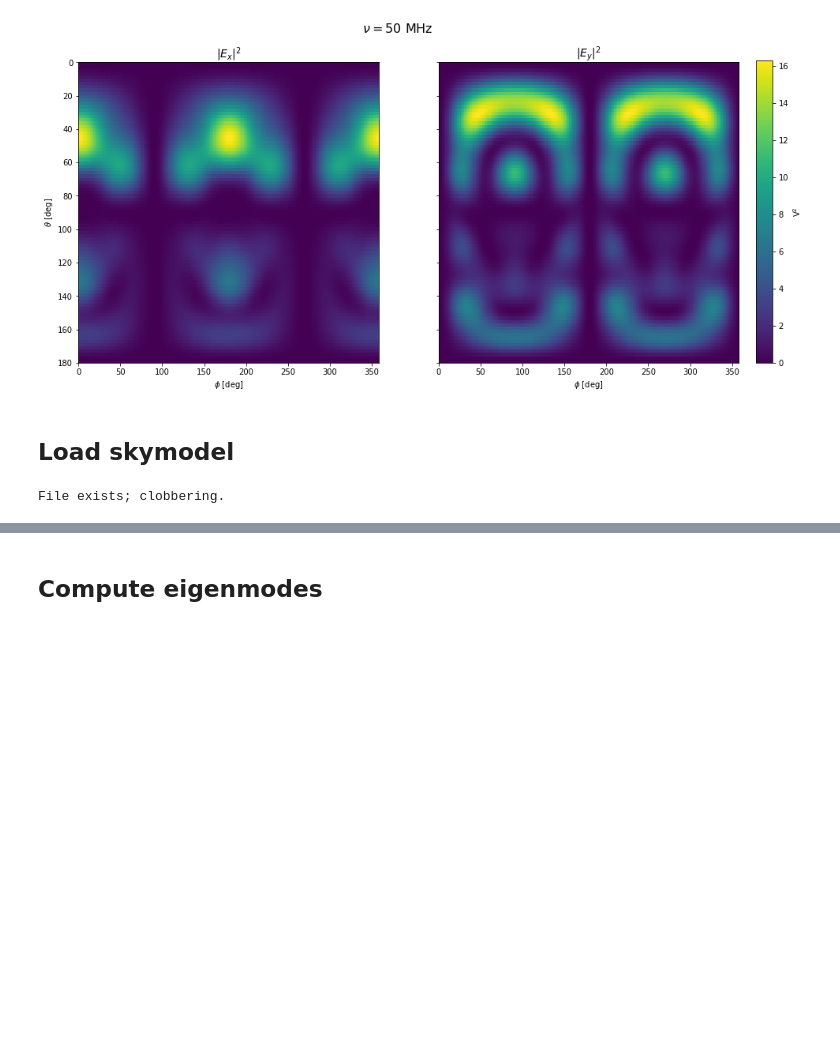
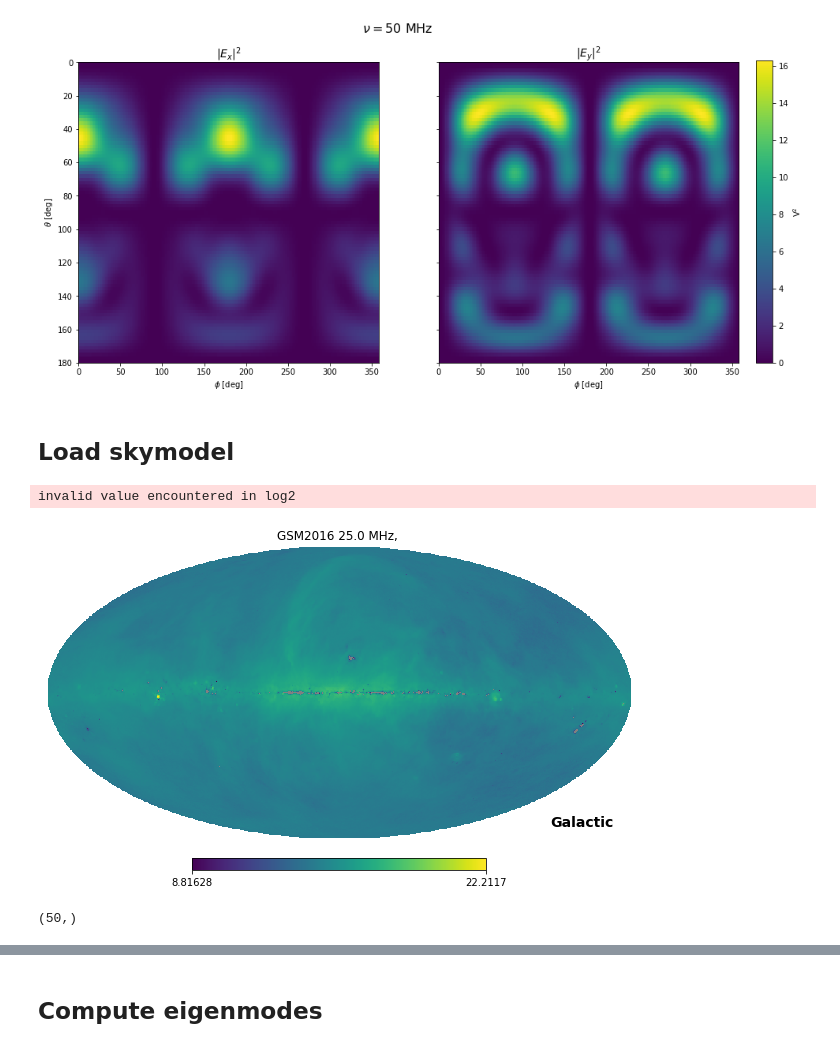
Before and after one commit to christianhbye/lusee_sky_simulations, a Jupyter notebook: notebooks/mock_lusee_night_analysis.ipynb, the cells around one changed output, grey strips where cells are left out. Saved outputs shown, nothing was run; the diff lists cells and outputs as text; code cells hidden in the pictures; blank space fills up the shorter version.

```diff
--- a/notebooks/mock_lusee_night_analysis.ipynb
+++ b/notebooks/mock_lusee_night_analysis.ipynb
@@ -75,4 +63,8 @@ skymodel = pyuvsim.simsetup.create_mock_catalog(2459630., arrangement="zenith",
-# %%
-skymodel[0].write_skyh5("../sim_files/mock_zenith.skyh5", clobber=True)
-# %% [output]
-File exists; clobbering.
+# %%
+REF_FREQ = 25  # MHz
+gsm = GlobalSkyModel2016(freq_unit='MHz')
+gsm.generate(REF_FREQ)
+gsm.view(logged=True)  # calling mollview with default components, nest=False
+# %% [output]
+invalid value encountered in log2
+[figure, added]
@@ -78,0 +75,4 @@ File exists; clobbering.
+# %%
+skymodel.stokes[0,0].shape
+# %% [output]
+(50,)
```
Also changed, not shown: parts of 15 cells of this notebook.
